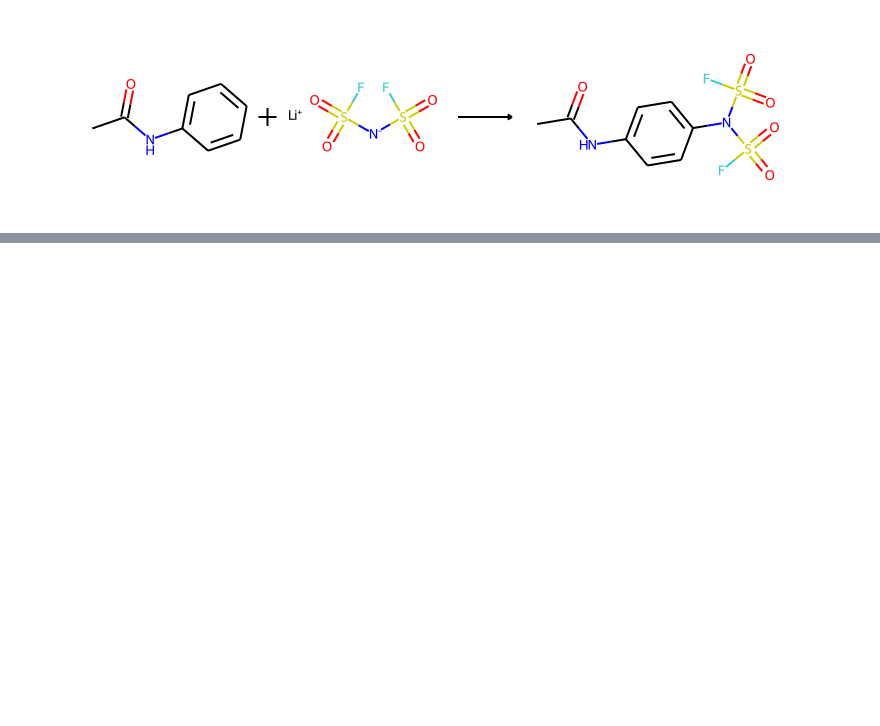
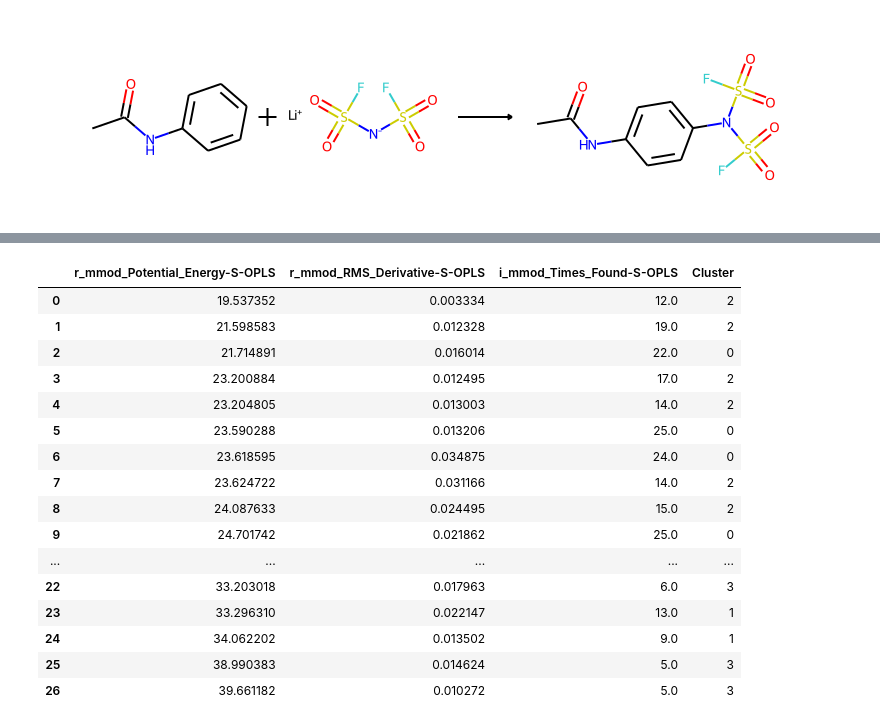
Before and after one commit to xh313/compchem, a Jupyter notebook: ChemOnPythonExplorations.ipynb, the cells around one changed output, grey strips where cells are left out. Cells and saved outputs as stored; diff of their text form; code cells hidden in the pictures; blank space fills up the shorter version.

```diff
--- a/ChemOnPythonExplorations.ipynb
+++ b/ChemOnPythonExplorations.ipynb
@@ -136,0 +342,23 @@ Text(0.43, 0.5, 'AISF')
+# %%
+# Clustering
+kmeans = KMeans(n_clusters=4, random_state=0).fit(df)
+df['Cluster'] = list(kmeans.labels_)
+df
+# %% [output]
+|  | r_mmod_Potential_Energy-S-OPLS | r_mmod_RMS_Derivative-S-OPLS | i_mmod_Times_Found-S-OPLS | Cluster |
+| 0 | 19.537352 | 0.003334 | 12.0 | 2 |
+| 1 | 21.598583 | 0.012328 | 19.0 | 2 |
+| 2 | 21.714891 | 0.016014 | 22.0 | 0 |
+| 3 | 23.200884 | 0.012495 | 17.0 | 2 |
+| 4 | 23.204805 | 0.013003 | 14.0 | 2 |
+| 5 | 23.590288 | 0.013206 | 25.0 | 0 |
+| 6 | 23.618595 | 0.034875 | 24.0 | 0 |
+| 7 | 23.624722 | 0.031166 | 14.0 | 2 |
+| 8 | 24.087633 | 0.024495 | 15.0 | 2 |
+| 9 | 24.701742 | 0.021862 | 25.0 | 0 |
+| ... | ... | ... | ... | ... |
+| 22 | 33.203018 | 0.017963 | 6.0 | 3 |
+| 23 | 33.296310 | 0.022147 | 13.0 | 1 |
+| 24 | 34.062202 | 0.013502 | 9.0 | 1 |
+| 25 | 38.990383 | 0.014624 | 5.0 | 3 |
+| 26 | 39.661182 | 0.010272 | 5.0 | 3 |
```
Also changed, not shown: parts of 16 cells of this notebook.
